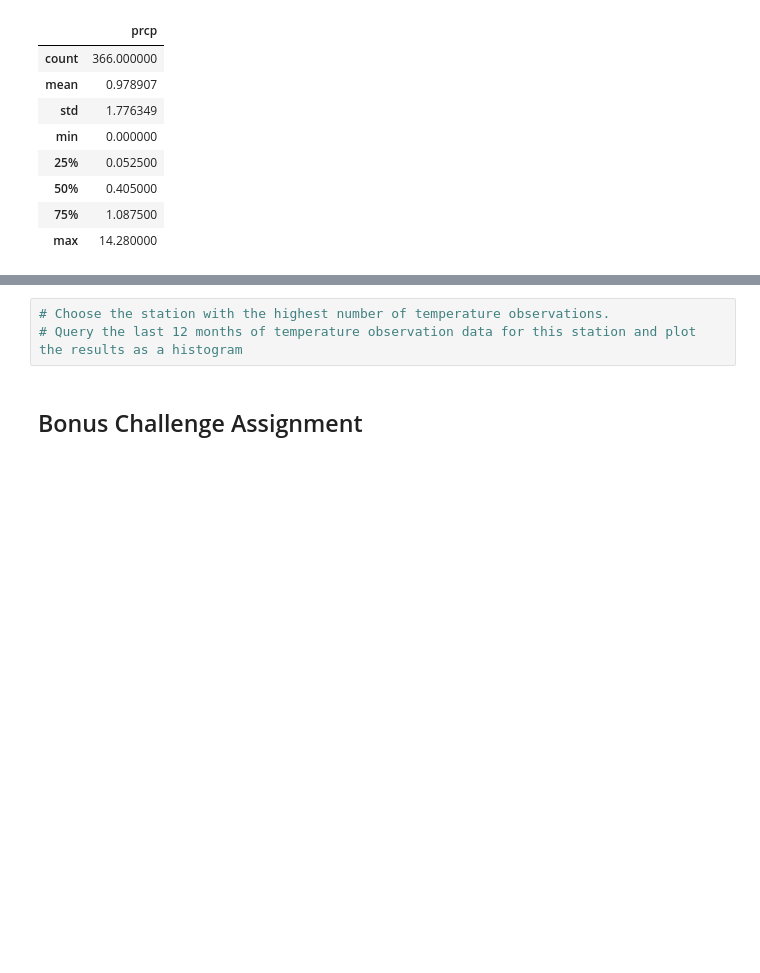
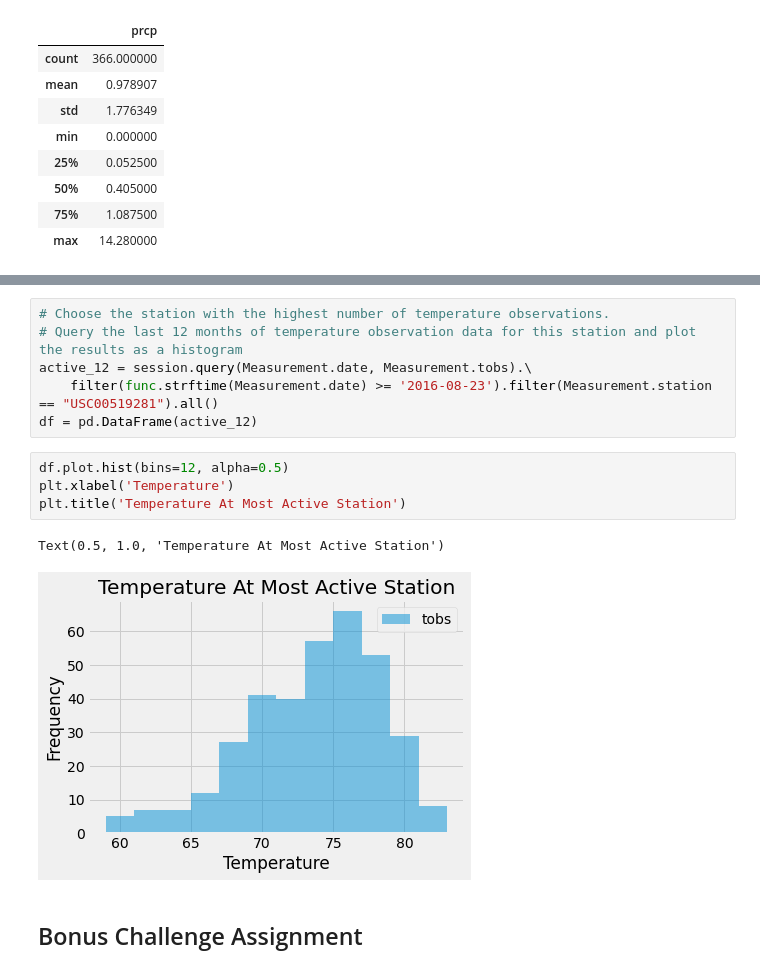
Before and after one commit to luciennekaplan/sqlalchemy-challenge, a Jupyter notebook: climate_starter.ipynb, the cells around one changed output, grey strips where cells are left out. Drawn from its saved outputs; the diff is of its cells as text; blank space fills up the shorter version.

Commit message:
Completed Station Analysis

```diff
--- a/climate_starter.ipynb
+++ b/climate_starter.ipynb
@@ -129,6 +153,16 @@ date_grouped.describe()
 # %%
 # Choose the station with the highest number of temperature observations.
 # Query the last 12 months of temperature observation data for this station and plot the results as a histogram
+active_12 = session.query(Measurement.date, Measurement.tobs).\
+    filter(func.strftime(Measurement.date) >= '2016-08-23').filter(Measurement.station == "USC00519281").all()
+df = pd.DataFrame(active_12)
+# %%
+df.plot.hist(bins=12, alpha=0.5)
+plt.xlabel('Temperature')
+plt.title('Temperature At Most Active Station')
+# %% [output]
+Text(0.5, 1.0, 'Temperature At Most Active Station')
+[figure, added]
 # %% [markdown]
 ## Bonus Challenge Assignment
 # %%
```
Also changed, not shown: parts of 5 cells of this notebook.
